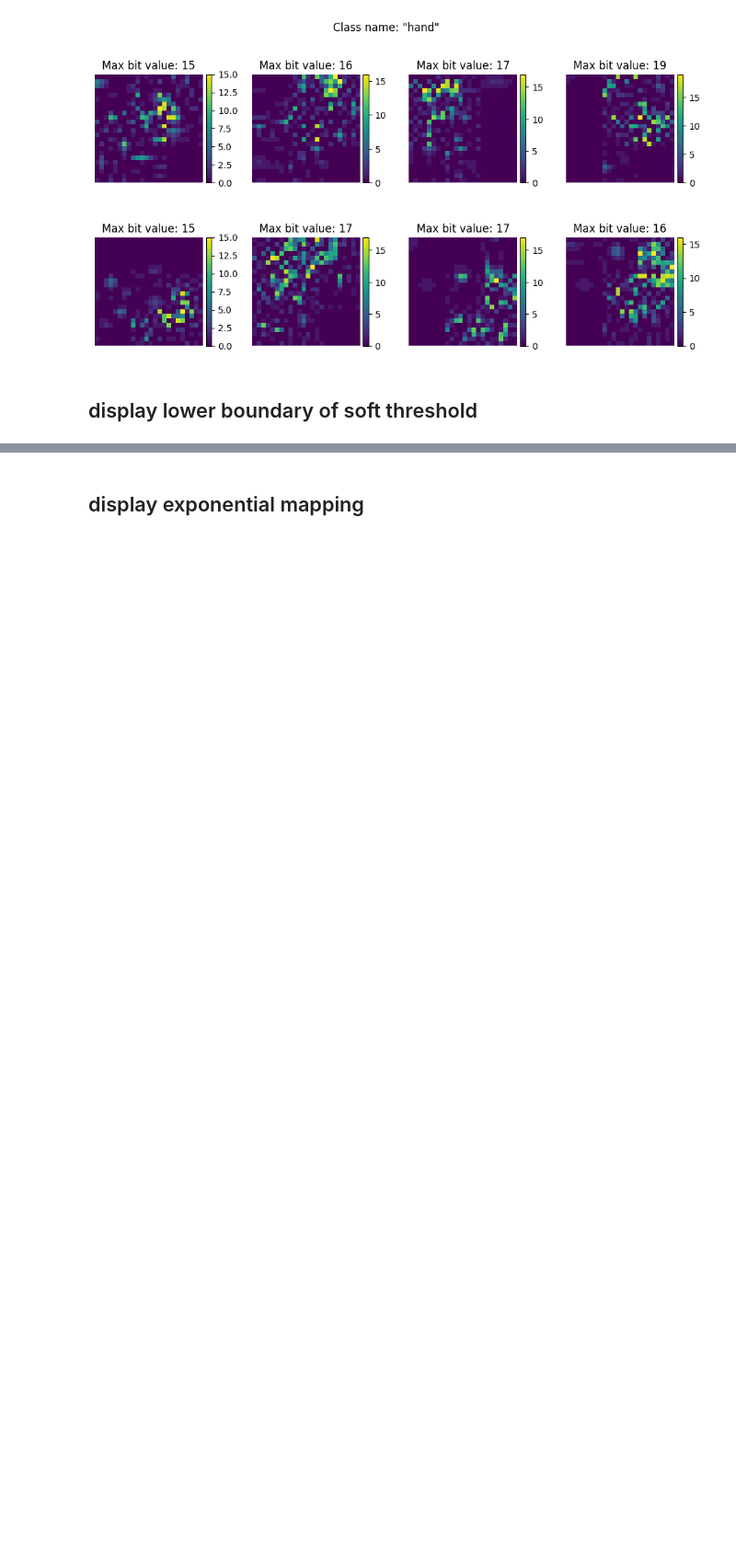
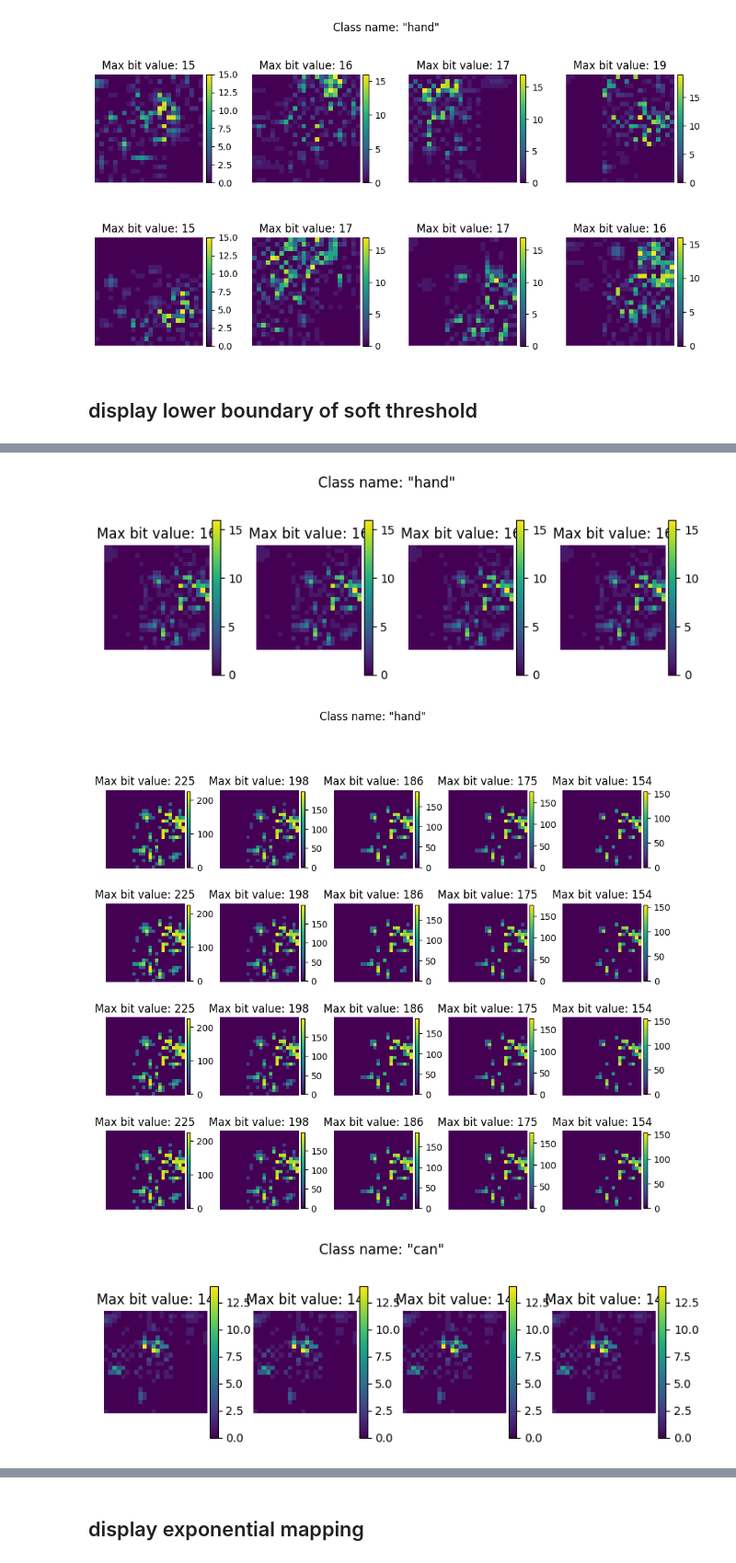
Before and after one commit to gugi200/final_project, a Jupyter notebook: data_manipulation.ipynb, the cells around one changed output, grey strips where cells are left out. Shown at 92% size. Saved outputs shown, nothing was run; the diff lists cells and outputs as text; code cells hidden in the pictures; blank space fills up the shorter version.

```diff
--- a/data_manipulation.ipynb
+++ b/data_manipulation.ipynb
@@ -1144,0 +1193,35 @@ raw_data/data_sensor/mug
+# %%
+soft1, soft2, soft3, soft4 = 30, 30, 30, 30
+softupper1, softupper2, softupper3, softupper4 = 255, 255, 255, 255
+softExpT = [
+        [expMapping(2), softThreshold(soft1, softupper1)], [expMapping(4), softThreshold(soft1, softupper1)], [expMapping(5), softThreshold(soft1, softupper1)], [expMapping(6), softThreshold(soft1, softupper1)], [expMapping(8), softThreshold(soft1, softupper1)],
+        [expMapping(2), softThreshold(soft2, softupper2)], [expMapping(4), softThreshold(soft2, softupper2)], [expMapping(5), softThreshold(soft2, softupper2)], [expMapping(6), softThreshold(soft2, softupper2)], [expMapping(8), softThreshold(soft2, softupper2)],
+        [expMapping(2), softThreshold(soft3, softupper3)], [expMapping(4), softThreshold(soft3, softupper3)], [expMapping(5), softThreshold(soft3, softupper3)], [expMapping(6), softThreshold(soft3, softupper3)], [expMapping(8), softThreshold(soft3, softupper3)],
+        [expMapping(2), softThreshold(soft4, softupper4)], [expMapping(4), softThreshold(soft4, softupper4)], [expMapping(5), softThreshold(soft4, softupper4)], [expMapping(6), softThreshold(soft4, softupper4)], [expMapping(8), softThreshold(soft4, softupper4)]
+        ]
+
+
+
+dir_num = -1
+displayClassTransform(rawDataPath/dirs[dir_num], f'Class name: "{dirs[dir_num]}"\n', 4, 1, [0, 0, 0, 0])
+displayClassTransform(rawDataPath/dirs[dir_num], f'Class name: "{dirs[dir_num]}"\n', 5, 5, softExpT)
+
+dir_num = 0
+displayClassTransform(rawDataPath/dirs[dir_num], f'Class name: "{dirs[dir_num]}"\n', 4, 1, [0, 0, 0, 0])
+displayClassTransform(rawDataPath/dirs[dir_num], f'Class name: "{dirs[dir_num]}"\n', 5, 5, softExpT)
+
+dir_num = 1
+displayClassTransform(rawDataPath/dirs[dir_num], f'Class name: "{dirs[dir_num]}"\n', 4, 1, [0, 0, 0, 0])
+displayClassTransform(rawDataPath/dirs[dir_num], f'Class name: "{dirs[dir_num]}"\n', 5, 5, softExpT)
+
+dir_num = 2
+displayClassTransform(rawDataPath/dirs[dir_num], f'Class name: "{dirs[dir_num]}"\n', 4, 1, [0, 0, 0, 0])
+displayClassTransform(rawDataPath/dirs[dir_num], f'Class name: "{dirs[dir_num]}"\n', 5, 5, softExpT)
+
+dir_num = 3
+displayClassTransform(rawDataPath/dirs[dir_num], f'Class name: "{dirs[dir_num]}"\n', 4, 1, [0, 0, 0, 0])
+displayClassTransform(rawDataPath/dirs[dir_num], f'Class name: "{dirs[dir_num]}"\n', 5, 5, softExpT)
+# %% [output]
+[figure, added]
+[figure, added]
+[figure, added]
```
Also changed, not shown: parts of 8 cells of this notebook.
